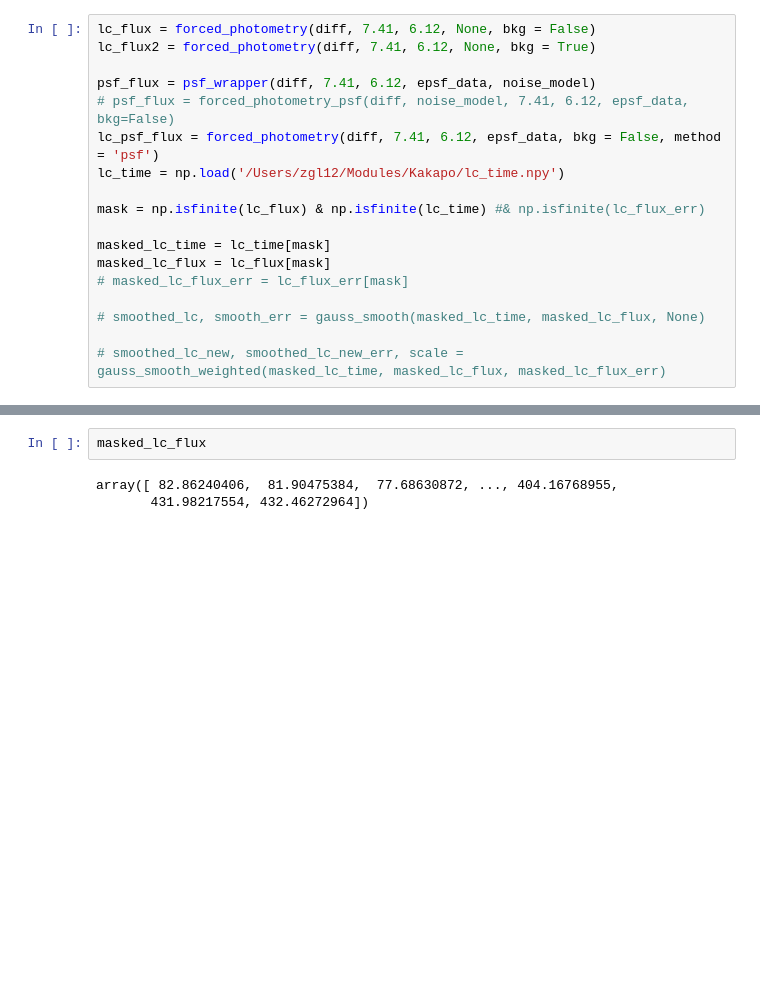
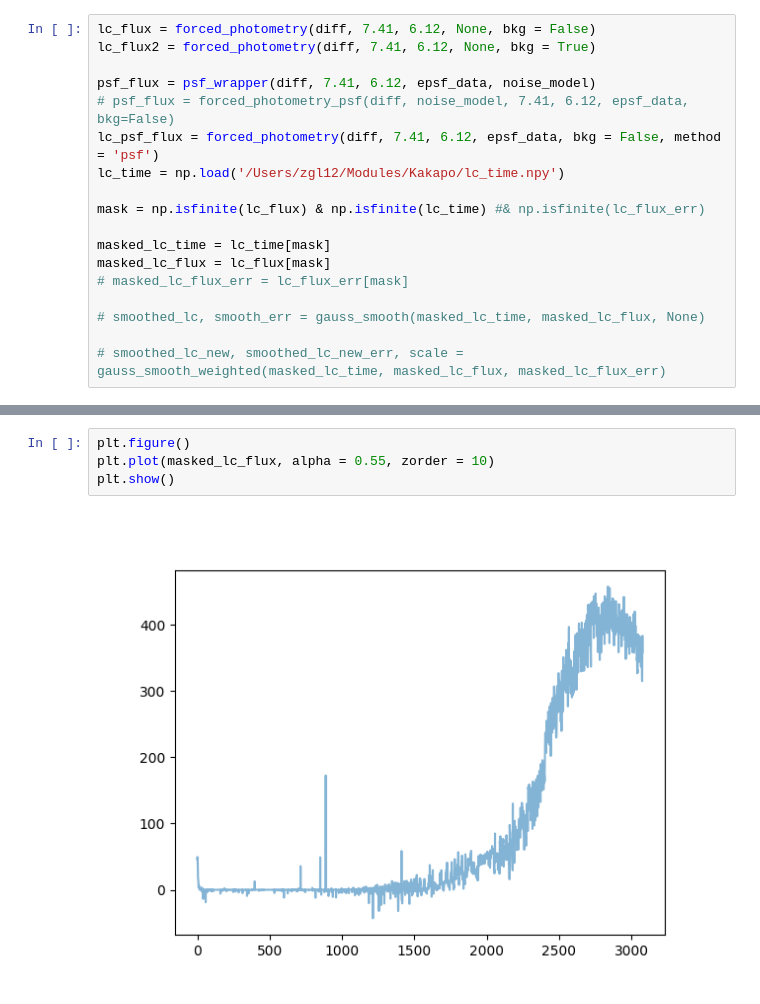
Before and after one commit to ZacharyLane1204/Kakapo, a Jupyter notebook: open_events.ipynb, the cells around one changed output, grey strips where cells are left out. Cells and saved outputs as stored; diff of their text form; blank space fills up the shorter version.

```diff
--- a/open_events.ipynb
+++ b/open_events.ipynb
@@ -68,5 +68,6 @@ plt.show()
 # %%
-masked_lc_flux
+plt.figure()
+plt.plot(masked_lc_flux, alpha = 0.55, zorder = 10)
+plt.show()
 # %% [output]
-array([ 82.86240406,  81.90475384,  77.68630872, ..., 404.16768955,
-       431.98217554, 432.46272964])
+[figure, added]
```
Also changed, not shown: parts of 2 cells of this notebook, 4 other files.
